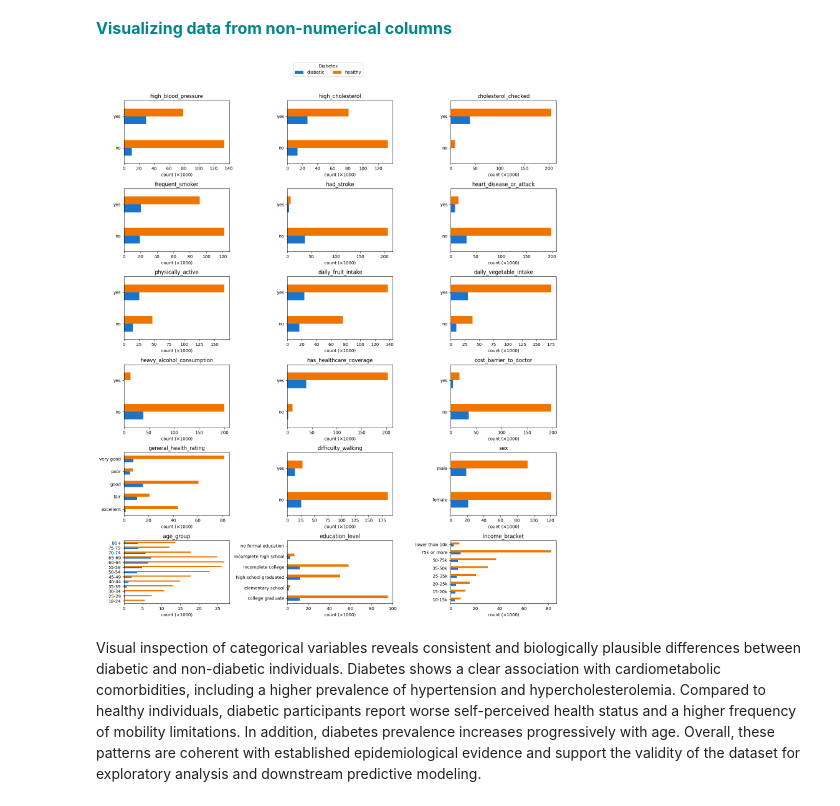
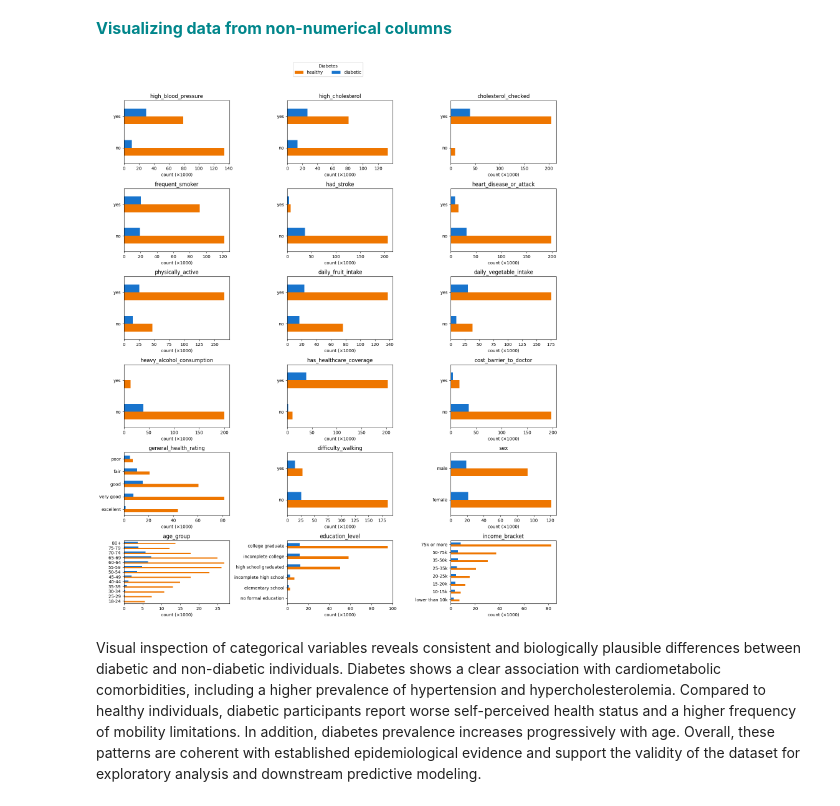
Before and after one commit to santib31/DiabetesRiskScreening, a Jupyter notebook: Diabetes_risk_prediction.ipynb, the cells around one changed output. Cells and saved outputs as stored; diff of their text form; code cells hidden in the pictures.

```diff
--- a/Diabetes_risk_prediction.ipynb
+++ b/Diabetes_risk_prediction.ipynb
@@ -258,0 +238,26 @@ Class distribution analysis showed a strong imbalance toward non-diabetic indivi
+# %%
+df_eda = df.copy()
+
+df_eda["diabetes_status"] = df_eda["diabetes_status"].replace({0: "healthy", 1: "diabetic", 2: "diabetic"})
+df_eda["high_blood_pressure"] = df_eda["high_blood_pressure"].replace({0: "no", 1: "yes"})
+df_eda["high_cholesterol"] = df_eda["high_cholesterol"].replace({0: "no", 1: "yes"})
+df_eda["cholesterol_checked"] = df_eda["cholesterol_checked"].replace({0: "no", 1: "yes"})
+df_eda["frequent_smoker"] = df_eda["frequent_smoker"].replace({0: "no", 1: "yes"})
+df_eda["had_stroke"] = df_eda["had_stroke"].replace({0: "no", 1: "yes"})
+df_eda["heart_disease_or_attack"] = df_eda["heart_disease_or_attack"].replace({0: "no", 1: "yes"})
+df_eda["physically_active"] = df_eda["physically_active"].replace({0: "no", 1: "yes"})
+df_eda["daily_fruit_intake"] = df_eda["daily_fruit_intake"].replace({0: "no", 1: "yes"})
+df_eda["daily_vegetable_intake"] = df_eda["daily_vegetable_intake"].replace({0: "no", 1: "yes"})
+df_eda["heavy_alcohol_consumption"] = df_eda["heavy_alcohol_consumption"].replace({0: "no", 1: "yes"})
+df_eda["has_healthcare_coverage"] = df_eda["has_healthcare_coverage"].replace({0: "no", 1: "yes"})
+df_eda["cost_barrier_to_doctor"] = df_eda["cost_barrier_to_doctor"].replace({0: "no", 1: "yes"})
+df_eda["general_health_rating"] = df_eda["general_health_rating"].replace({1: "excellent", 2: "very good", 3: "good", 4: "fair", 5: "poor"})
+df_eda["difficulty_walking"] = df_eda["difficulty_walking"].replace({0: "no", 1: "yes"})
+df_eda["sex"] = df_eda["sex"].replace({0: "female", 1: "male"})
+df_eda["age_group"] = df_eda["age_group"].replace({1: "18-24", 2: "25-29", 3: "30-34", 4: "35-39", 5: "40-44", 6: "45-49",
+                                           7: "50-54", 8: "55-59", 9: "60-64", 10: "65-69", 11: "70-74", 12: "75-79",
+                                           13: "80+"})
+df_eda["education_level"] = df_eda["education_level"].replace({1: "no formal education", 2: "elementary school", 3: "incomplete high school",
+                                                        4: "high school graduated", 5: "incomplete college", 6: "college graduate"})
+df_eda["income_bracket"] = df_eda["income_bracket"].replace({1: "lower than 10k", 2: "10-15k", 3: "15-20k", 4: "20-25k", 5: "25-35k", 6: "35-50k",
+                                                     7: "50-75k", 8: "75k or more"})
@@ -258,0 +266,3 @@ Class distribution analysis showed a strong imbalance toward non-diabetic indivi
+# %%
+for col in df_eda.columns:
+    print(col, df_eda[col].unique())
@@ -289,7 +317,7 @@ hist_alpha = 1
 # Plot histograms stratified by diabetes status
 for i, col in enumerate(numerical_columns):
     sns.histplot(
-        data=df,
+        data=df_eda,
         x=col,
         hue="diabetes_status",
         hue_order=hue_order,
@@ -333,7 +361,7 @@ fig, axes = plt.subplots(1, 2, figsize=(20, 5))
 axes = axes.flatten()
 
 for i, col in enumerate(non_zero_cols):
-    data = df[df[col] > 0]
+    data = df_eda[df_eda[col] > 0]
 
     # Histogram (counts)
     sns.histplot(
@@ -392,9 +420,9 @@ For self-reported mental and physical health measures, a substantial proportion
 <font color="#00868B" size = "3"><b>Visualizing data from non-numerical columns</b></font>
 # %%
 categorical_columns = [
-    col for col in df.columns
+    col for col in df_eda.columns
     if col != "diabetes_status"
-    and df[col].dtype == "category"
+    and df_eda[col].dtype == "category"
 ]
 
 n_cols = 3
@@ -414,38 +442,38 @@ color_map = {
 }
 
 for i, col in enumerate(categorical_columns):
-    ct = pd.crosstab(df[col], df["diabetes_status"])
+    ct = pd.crosstab(df_eda[col], df_eda["diabetes_status"])
     ct_scaled = ct / scale
 
     colors = [color_map[c] for c in ct_scaled.columns]
 
     ct_scaled.plot(
         kind="barh",
         ax=axes[i],
         legend=False,
         color=colors
     )
 
     axes[i].set_title(col)
     axes[i].set_xlabel(f"count (×{scale})")
     axes[i].set_ylabel("")
 
 for j in range(i + 1, len(axes)):
     fig.delaxes(axes[j])
 
 handles, labels = axes[0].get_legend_handles_labels()
 fig.legend(
     handles,
     labels,
     title="Diabetes",
     loc="upper center",
     ncol=2
 )
 
 plt.tight_layout(rect=[0, 0, 1, 0.95])
 plt.show()
 # %% [output]
-[figure, old version]
+[figure, new version]
 # %% [markdown]
 Visual inspection of categorical variables reveals consistent and biologically plausible differences between diabetic and non-diabetic individuals. Diabetes shows a clear association with cardiometabolic comorbidities, including a higher prevalence of hypertension and hypercholesterolemia. Compared to healthy individuals, diabetic participants report worse self-perceived health status and a higher frequency of mobility limitations. In addition, diabetes prevalence increases progressively with age. Overall, these patterns are coherent with established epidemiological evidence and support the validity of the dataset for exploratory analysis and downstream predictive modeling.
 # %% [markdown]
```
Also changed, not shown: parts of 48 cells of this notebook, 1 other file.
